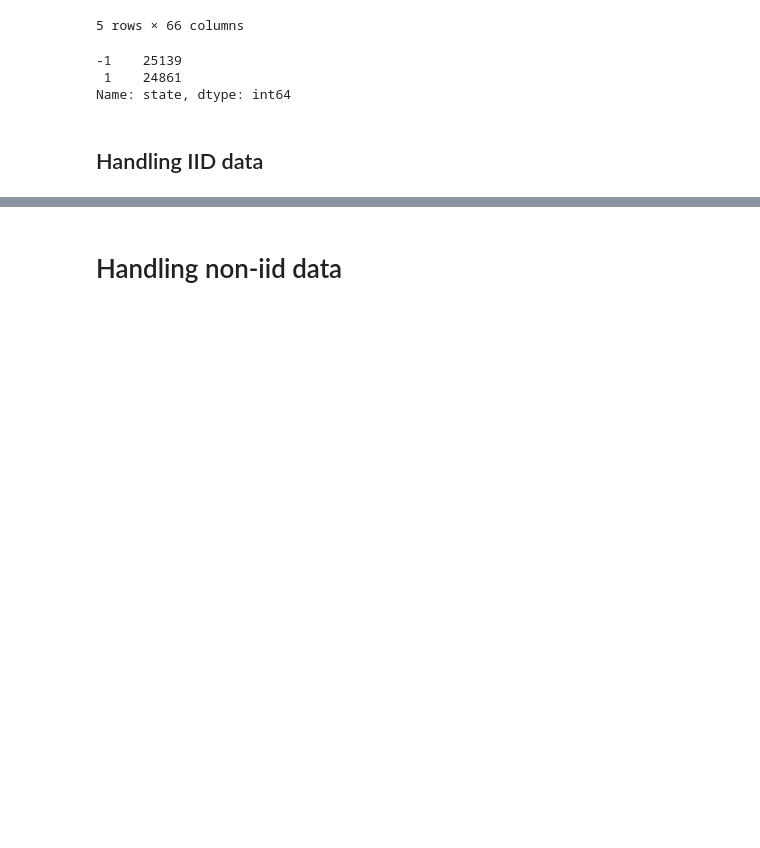
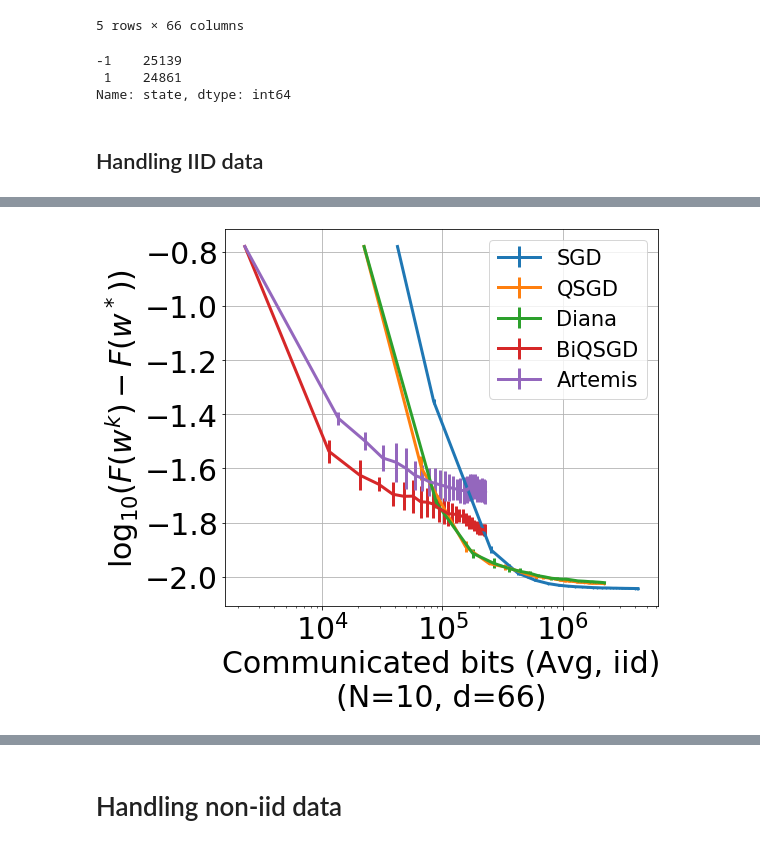
Before and after one commit to philipco/artemis-bidirectional-compression, a Jupyter notebook: notebook/quantum.ipynb, the cells around one changed output, grey strips where cells are left out. Drawn from its saved outputs; the diff is of its cells as text; code cells hidden in the pictures; blank space fills up the shorter version.

```diff
--- a/notebook/quantum.ipynb
+++ b/notebook/quantum.ipynb
@@ -228,0 +277,6 @@ plot_error_dist(res.get_loss(obj), res.names, res.nb_devices_for_the_run, dim_no
+# %%
+plot_error_dist(res.get_loss(obj, averaged=True), res.names, res.nb_devices_for_the_run, dim_notebook,
+                x_points=res.X_number_of_bits, all_error=res.get_std(obj, averaged=True),
+                x_legend="Communicated bits (Avg, iid)")
+# %% [output]
+[figure, added]
```
Also changed, not shown: parts of 43 cells of this notebook, 6 other files.
